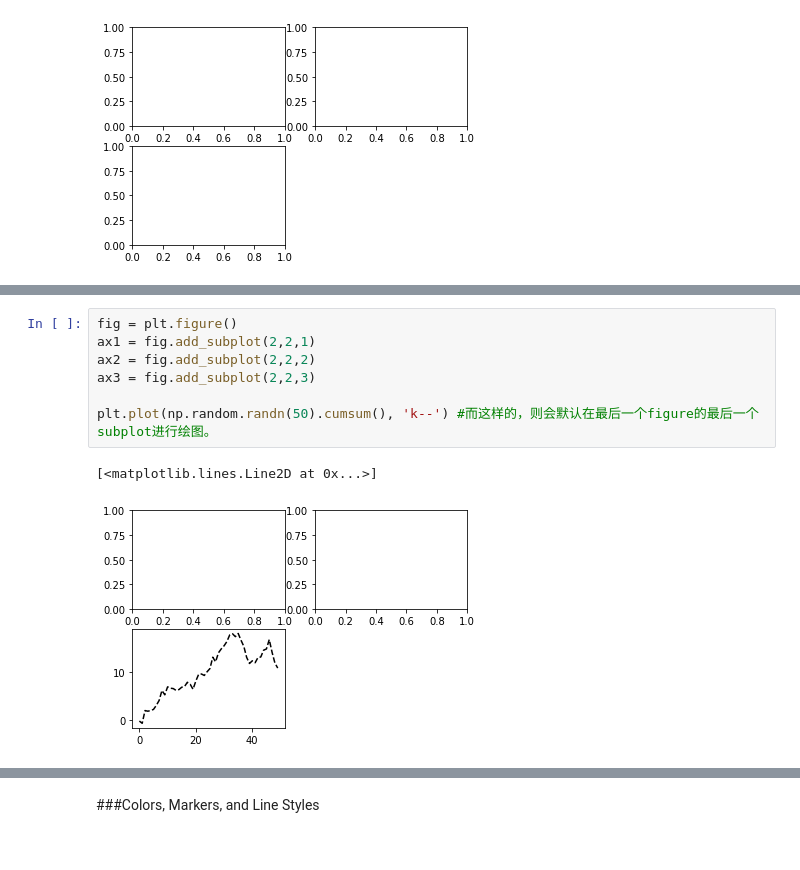
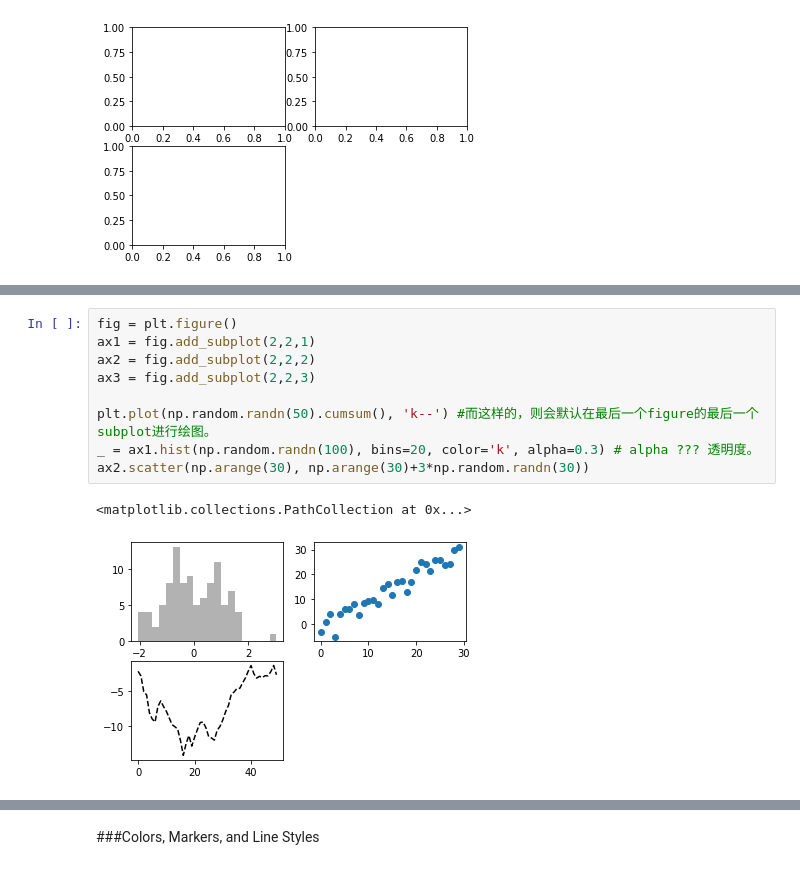
Before and after one commit to HuCui2022/data_python_analysis, a Jupyter notebook: pandas_005_Plotting_and_Visualization.ipynb, the cells around one changed output, grey strips where cells are left out. Saved outputs shown, nothing was run; the diff lists cells and outputs as text.

```diff
--- a/pandas_005_Plotting_and_Visualization.ipynb
+++ b/pandas_005_Plotting_and_Visualization.ipynb
@@ -58,10 +57,12 @@ plt.plot(np.random.randn(50).cumsum(), 'k--') #可以看出，跟之前的figure
 # %%
 fig = plt.figure()
 ax1 = fig.add_subplot(2,2,1)
 ax2 = fig.add_subplot(2,2,2)
 ax3 = fig.add_subplot(2,2,3)
 
 plt.plot(np.random.randn(50).cumsum(), 'k--') #而这样的，则会默认在最后一个figure的最后一个subplot进行绘图。
+_ = ax1.hist(np.random.randn(100), bins=20, color='k', alpha=0.3) # alpha ??? 透明度。
+ax2.scatter(np.arange(30), np.arange(30)+3*np.random.randn(30))
 # %% [output]
-[<matplotlib.lines.Line2D at 0x...>]
+<matplotlib.collections.PathCollection at 0x...>
-[figure, old version]
+[figure, new version]
```
Also changed, not shown: parts of 78 cells of this notebook.
